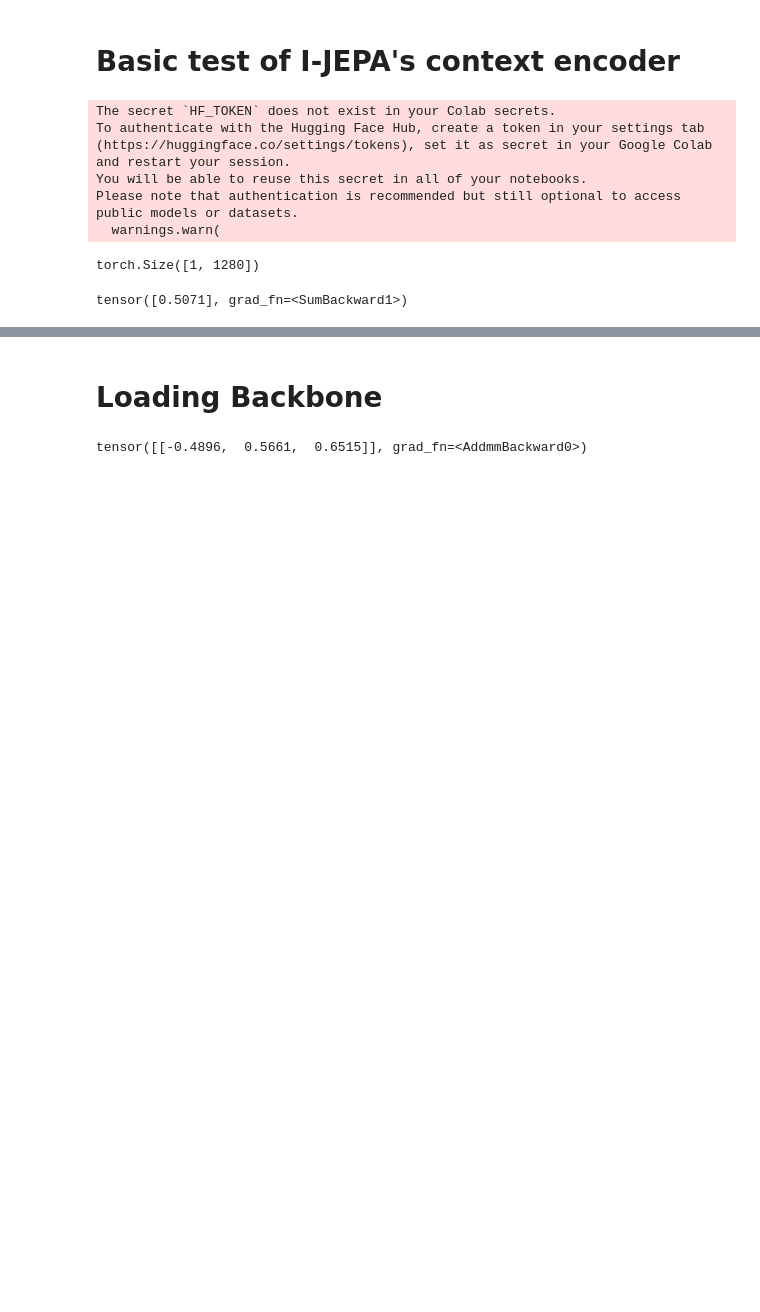
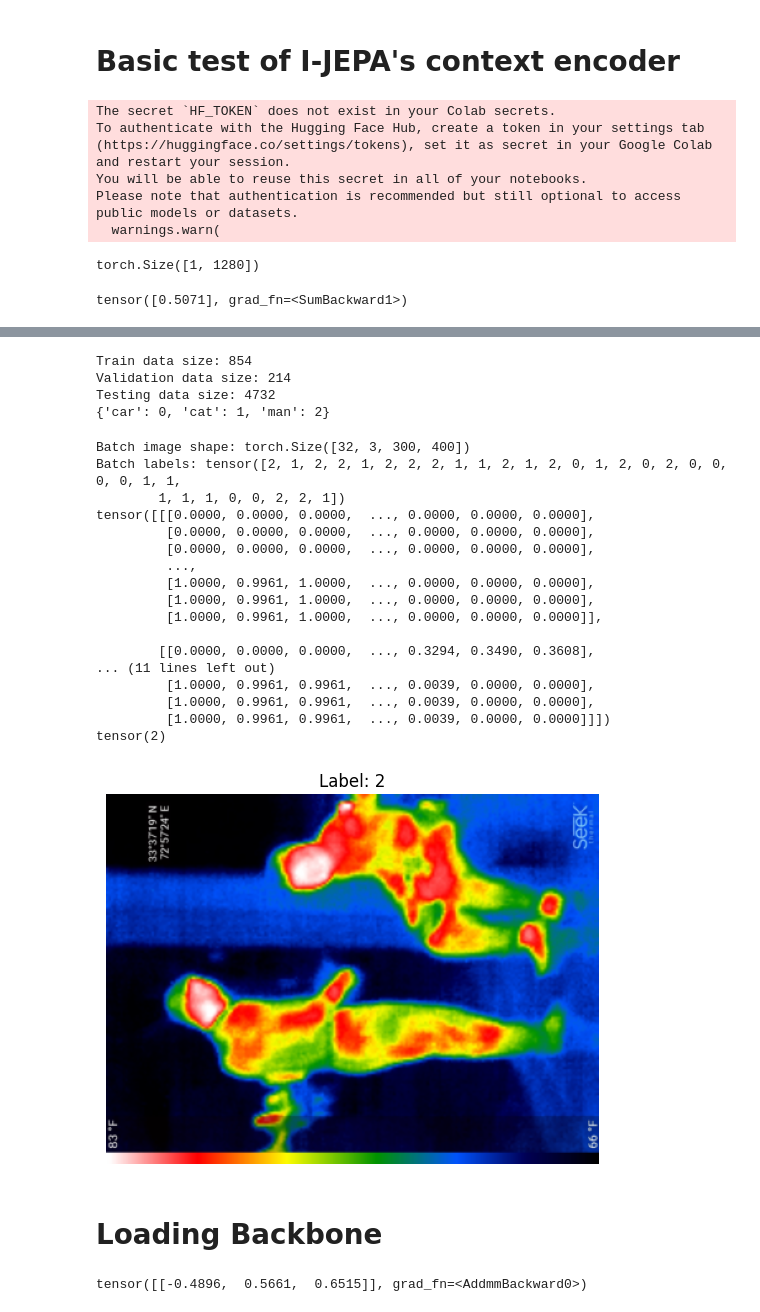
Before and after one commit to allan-jt/IJEPA-Thermal-Benchmark, a Jupyter notebook: notebook.ipynb, the cells around one changed output, grey strips where cells are left out. Cells and saved outputs as stored; diff of their text form; code cells hidden in the pictures; blank space fills up the shorter version.

```diff
--- a/notebook.ipynb
+++ b/notebook.ipynb
@@ -76,3 +88,72 @@ tensor([0.5071], grad_fn=<SumBackward1>)
+# %%
+transform = transforms.Compose([
+    transforms.Resize((300, 400)),  # Resize images
+    transforms.ToTensor(),          # Convert to tensor
+])
+# %%
+# Load the dataset
+# The test and train folder should follow their orginal structure where there are 3 subfolders, one for each class
+train_dataset = datasets.ImageFolder(root='/content/1/Thermal Image Dataset/SeekThermal/Test', transform=transform)
+test_dataset = datasets.ImageFolder(root='/content/1/Thermal Image Dataset/SeekThermal/Train', transform=transform)
+# %%
+# Define split ratios
+train_size = int(0.8 * len(train_dataset))  # 80% for training
+val_size = len(train_dataset) - train_size  # 20% for validation
+
+# Split the dataset
+torch.manual_seed(42)  # Set seed for reproducibility
+train_data, val_data = random_split(train_dataset, [train_size, val_size])
+# %%
+# Create DataLoaders
+batch_size = 32
+
+train_loader = DataLoader(train_data, batch_size=batch_size, shuffle=True, num_workers=1)
+val_loader = DataLoader(val_data, batch_size=batch_size, shuffle=False, num_workers=1)
+test_loader = DataLoader(test_dataset, batch_size=batch_size, shuffle=False, num_workers=1)
+# %%
+print(f"Train data size: {len(train_data)}")
+print(f"Validation data size: {len(val_data)}")
+print(f"Testing data size: {len(test_dataset)}")
+print(train_dataset.class_to_idx)
+# %% [output]
+Train data size: 854
+Validation data size: 214
+Testing data size: 4732
+{'car': 0, 'cat': 1, 'man': 2}
+# %%
+# Verify a batch from train_loader
+for images, labels in train_loader:
+    print(f"Batch image shape: {images.shape}")  # Example: [32, 3, 224, 224]
+    print(f"Batch labels: {labels}")            # Example: tensor([0, 1, ...])
+    print(images[0])
+    print(labels[0])
+
+    # image = images[0].numpy().transpose((1, 2, 0))
+    image = images[0].permute(1, 2, 0).numpy()
+    plt.imshow(image)
+    plt.title(f"Label: {labels[0].item()}")  # Display the label of the first image
+    plt.axis('off')  # Turn off axis labels
+    plt.show()
+    break
+# %% [output]
+Batch image shape: torch.Size([32, 3, 300, 400])
+Batch labels: tensor([2, 1, 2, 2, 1, 2, 2, 2, 1, 1, 2, 1, 2, 0, 1, 2, 0, 2, 0, 0, 0, 0, 1, 1,
+        1, 1, 1, 0, 0, 2, 2, 1])
+tensor([[[0.0000, 0.0000, 0.0000,  ..., 0.0000, 0.0000, 0.0000],
+         [0.0000, 0.0000, 0.0000,  ..., 0.0000, 0.0000, 0.0000],
+         [0.0000, 0.0000, 0.0000,  ..., 0.0000, 0.0000, 0.0000],
+         ...,
+         [1.0000, 0.9961, 1.0000,  ..., 0.0000, 0.0000, 0.0000],
+         [1.0000, 0.9961, 1.0000,  ..., 0.0000, 0.0000, 0.0000],
+         [1.0000, 0.9961, 1.0000,  ..., 0.0000, 0.0000, 0.0000]],
+
+        [[0.0000, 0.0000, 0.0000,  ..., 0.3294, 0.3490, 0.3608],
+... (11 lines left out)
+         [1.0000, 0.9961, 0.9961,  ..., 0.0039, 0.0000, 0.0000],
+         [1.0000, 0.9961, 0.9961,  ..., 0.0039, 0.0000, 0.0000],
+         [1.0000, 0.9961, 0.9961,  ..., 0.0039, 0.0000, 0.0000]]])
+tensor(2)
+[figure, added]
 # %% [markdown]
 # Loading Backbone
 # %%
```
Also changed, not shown: parts of 6 cells of this notebook.
